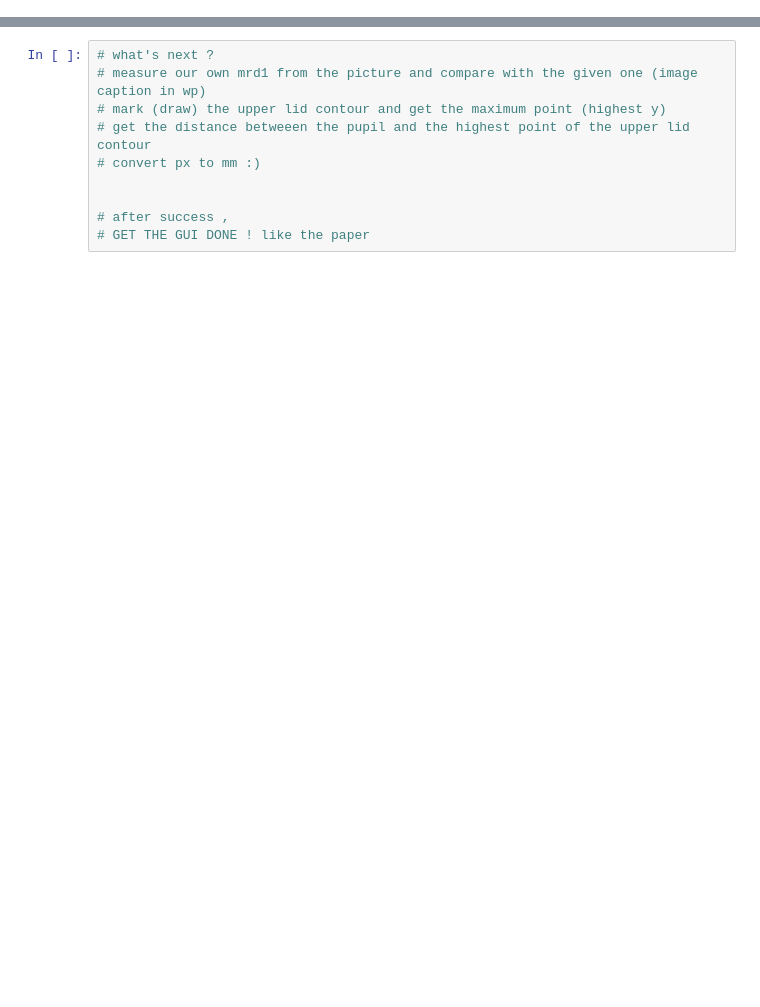
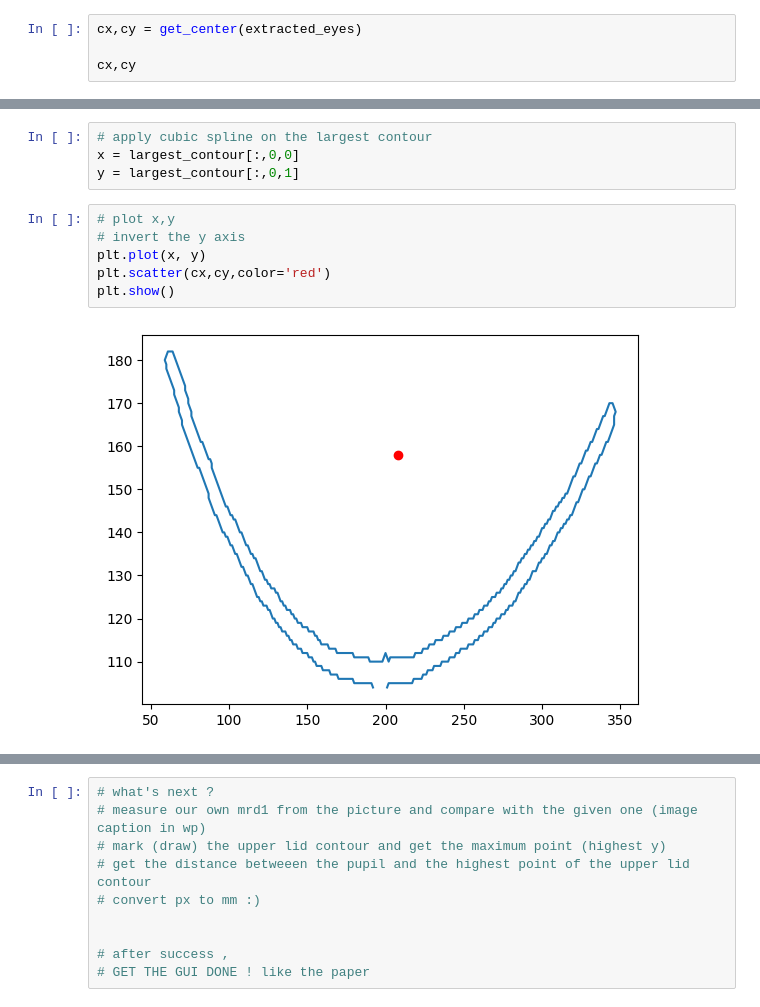
Before and after one commit to Oz174/Ptotic_Eye_Project, a Jupyter notebook: contour_detection_trials.ipynb, the cells around one changed output, grey strips where cells are left out. Saved outputs shown, nothing was run; the diff lists cells and outputs as text; blank space fills up the shorter version.

```diff
--- a/contour_detection_trials.ipynb
+++ b/contour_detection_trials.ipynb
@@ -14,0 +14,4 @@ extracted_eyes = get_eyes('sample_5.jpg')
+# %%
+cx,cy = get_center(extracted_eyes)
+
+cx,cy
@@ -48,0 +69,12 @@ plt.show()
+# %%
+# apply cubic spline on the largest contour
+x = largest_contour[:,0,0]
+y = largest_contour[:,0,1]
+# %%
+# plot x,y
+# invert the y axis
+plt.plot(x, y)
+plt.scatter(cx,cy,color='red')
+plt.show()
+# %% [output]
+[figure, added]
```
Also changed, not shown: parts of 12 cells of this notebook, 1 other file.
